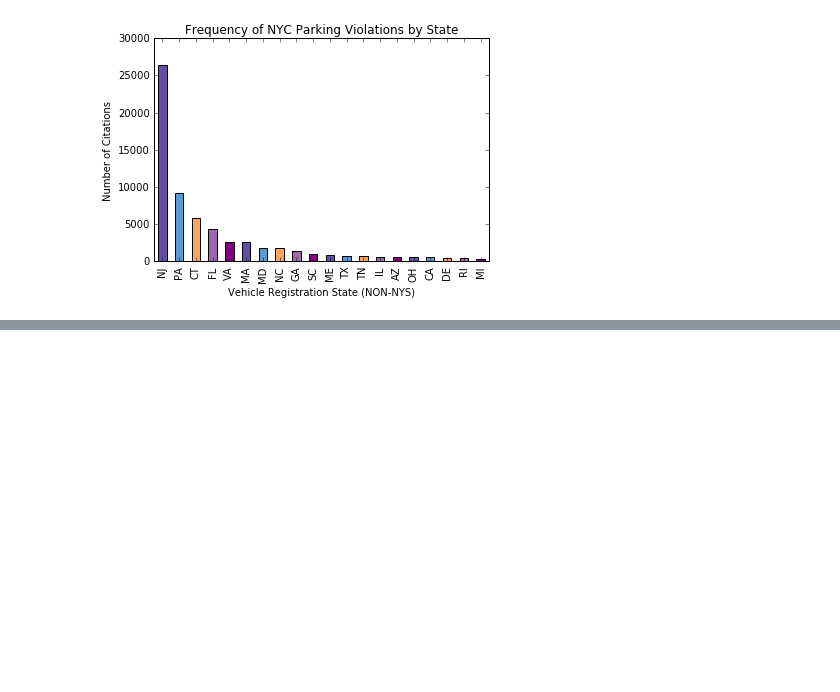
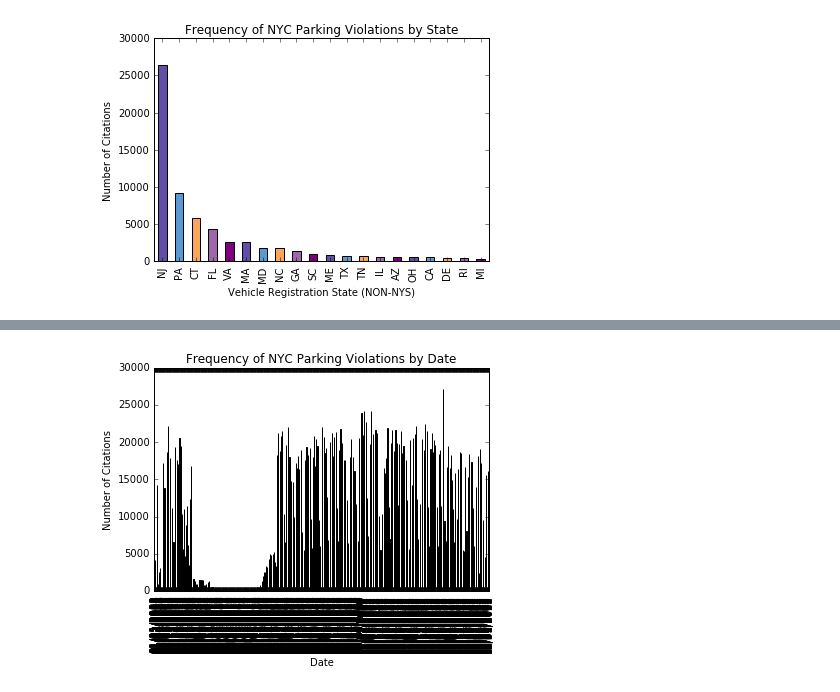
Before and after one commit to M0nica/python-foundations, a Jupyter notebook: 11/Parking Data.ipynb, the cells around one changed output, grey strips where cells are left out. Cells and saved outputs as stored; diff of their text form; code cells hidden in the pictures; blank space fills up the shorter version.

```diff
--- a/11/Parking Data.ipynb
+++ b/11/Parking Data.ipynb
@@ -452,0 +476,9 @@ plt.savefig('freqnonNYParkingViolations.png')
+# %%
+
+freqnonNYviolations = violations_df.groupby('Issue Date')['All Other Areas'].count().plot(kind="bar", color = ['#624ea7', '#599ad3', '#f9a65a', '#9e66ab', 'purple'])
+freqnonNYviolations.set_title('Frequency of NYC Parking Violations by Date')
+freqnonNYviolations.set_xlabel('Date')
+freqnonNYviolations.set_ylabel('Number of Citations')
+plt.savefig('datedfreqnonNYParkingViolations.png')
+# %% [output]
+[figure, added]
```
Also changed, not shown: parts of 11 cells of this notebook, 2 other files.
